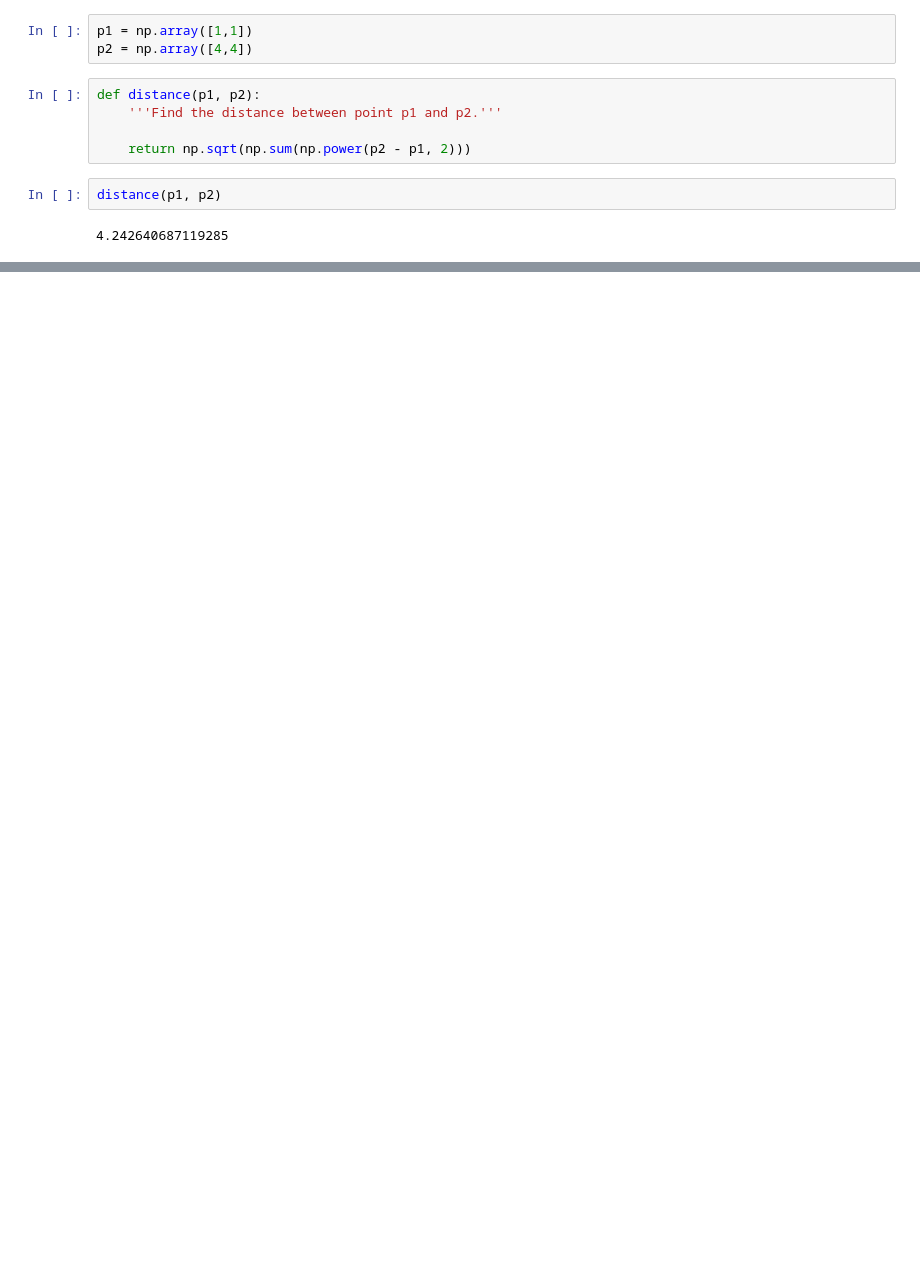
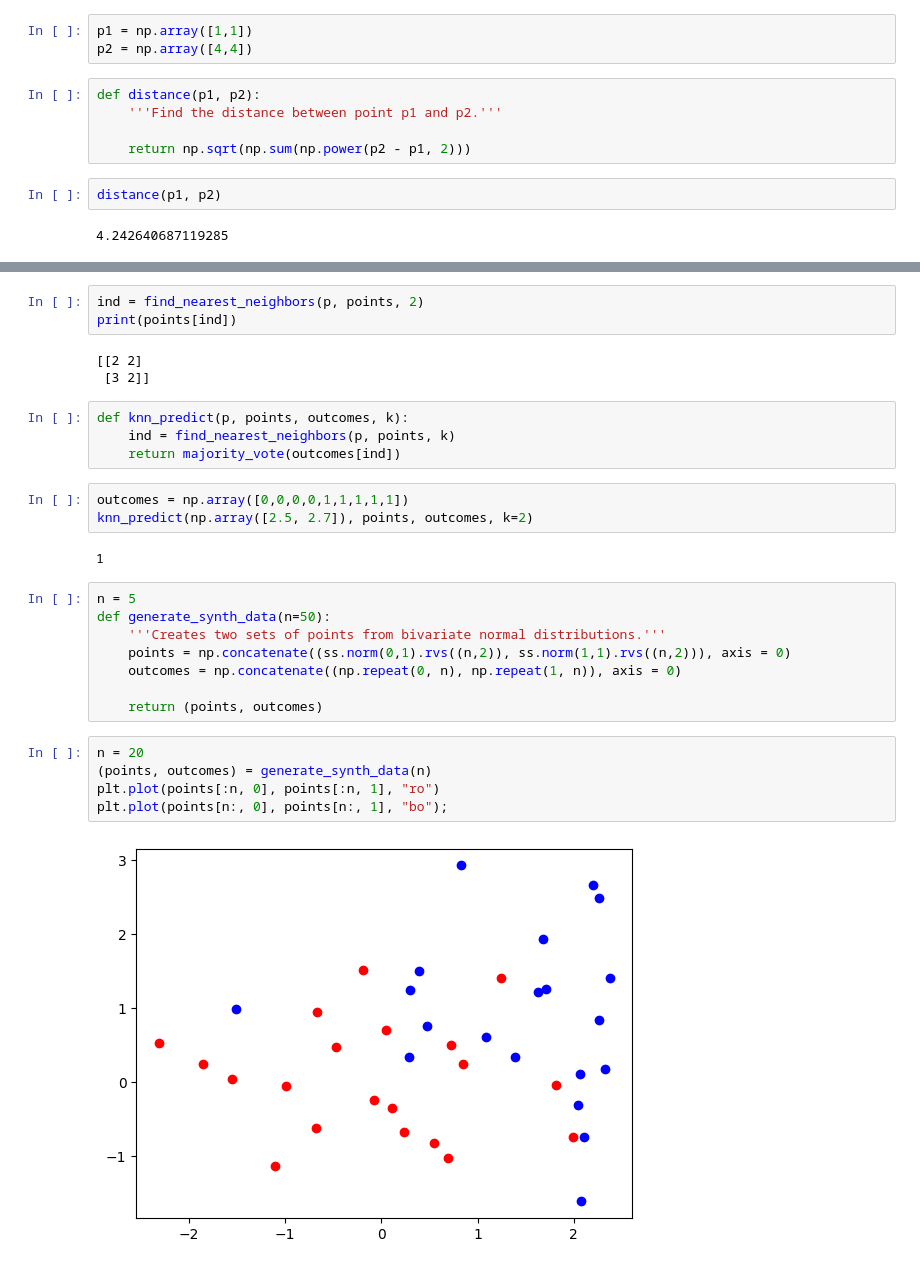
Before and after one commit to GiancarloNicolof/Using-Python-for-Research, a Jupyter notebook: 03 Case Studies/03 - Introduction to Classification/Intro_to_Classification.ipynb, the cells around one changed output, grey strips where cells are left out. Saved outputs shown, nothing was run; the diff lists cells and outputs as text; blank space fills up the shorter version.

```diff
--- a/03 Case Studies/03 - Introduction to Classification/Intro_to_Classification.ipynb
+++ b/03 Case Studies/03 - Introduction to Classification/Intro_to_Classification.ipynb
@@ -42,0 +71,30 @@ winners
+# %%
+ind = find_nearest_neighbors(p, points, 2)
+print(points[ind])
+# %% [output]
+[[2 2]
+ [3 2]]
+# %%
+def knn_predict(p, points, outcomes, k):
+    ind = find_nearest_neighbors(p, points, k)
+    return majority_vote(outcomes[ind])
+# %%
+outcomes = np.array([0,0,0,0,1,1,1,1,1])
+knn_predict(np.array([2.5, 2.7]), points, outcomes, k=2)
+# %% [output]
+1
+# %%
+n = 5
+def generate_synth_data(n=50):
+    '''Creates two sets of points from bivariate normal distributions.'''
+    points = np.concatenate((ss.norm(0,1).rvs((n,2)), ss.norm(1,1).rvs((n,2))), axis = 0)
+    outcomes = np.concatenate((np.repeat(0, n), np.repeat(1, n)), axis = 0)
+
+    return (points, outcomes)
+# %%
+n = 20
+(points, outcomes) = generate_synth_data(n)
+plt.plot(points[:n, 0], points[:n, 1], "ro")
+plt.plot(points[n:, 0], points[n:, 1], "bo");
+# %% [output]
+[figure, added]
```
Also changed, not shown: parts of 23 cells of this notebook.
